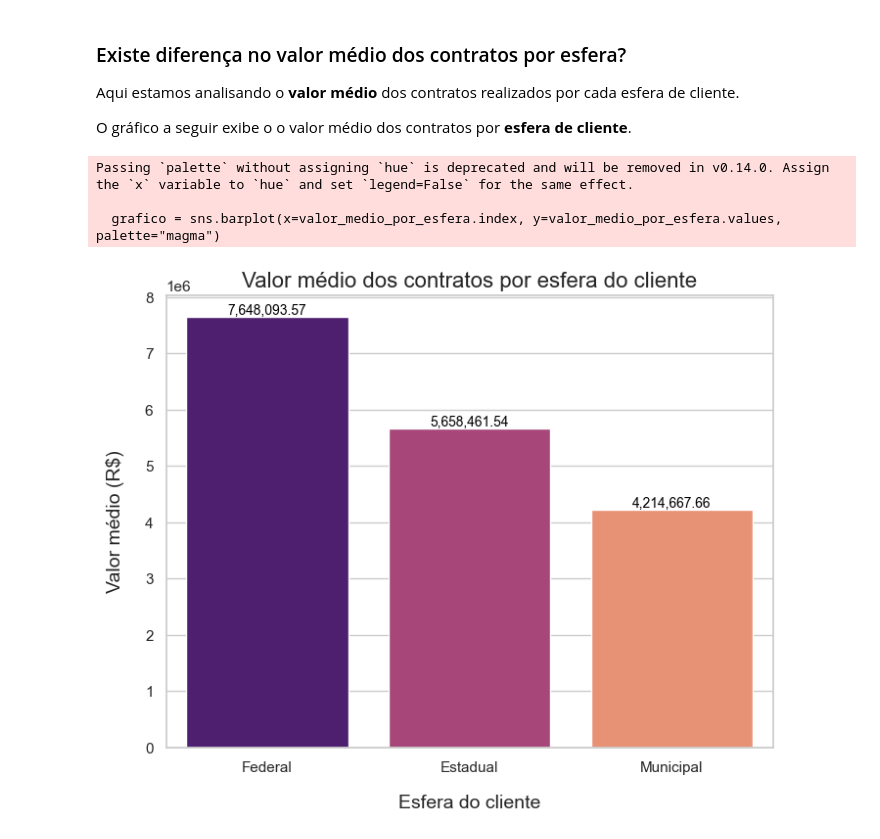
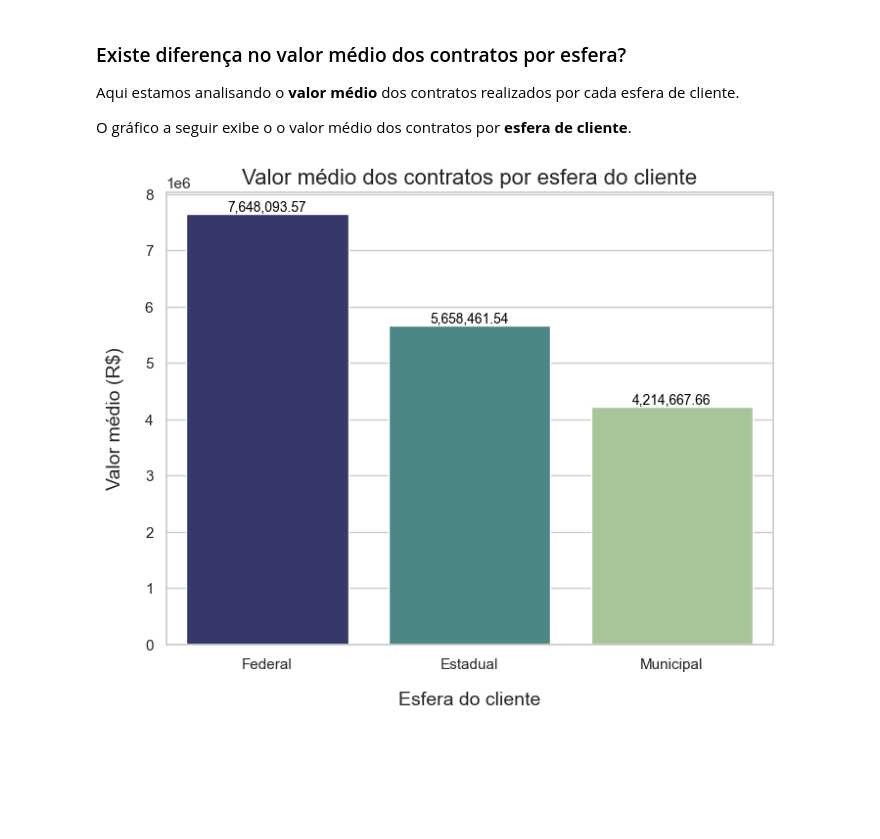
Before and after one commit to pdromls/Analise_BNDES, a Jupyter notebook: notebooks/insights1.ipynb, the cells around one changed output. Cells and saved outputs as stored; diff of their text form; code cells hidden in the pictures; blank space fills up the shorter version.

```diff
--- a/notebooks/insights1.ipynb
+++ b/notebooks/insights1.ipynb
@@ -39,7 +39,7 @@ Aqui estamos analisando a quantidade de **contratos realizados** por cada esfera
 O gráfico a seguir exibe o número de contratos por **esfera de cliente**.
 # %%
 plt.figure(figsize=(8,5))
-grafico = sns.barplot(x = contratos_por_esfera.index, y = contratos_por_esfera.values, palette = "viridis")
+grafico = sns.barplot(x = contratos_por_esfera.index, y = contratos_por_esfera.values, palette = 'viridis_r', hue = contratos_por_esfera, legend = False)
 
 for p in grafico.patches:
     grafico.annotate(f'{p.get_height():,.0f}',
@@ -48,8 +48,8 @@ for p in grafico.patches:
                      fontsize = 10, color = 'black',
                      xytext=(0, 5), textcoords = 'offset points')
 
-plt.title("Número de contratos por esfera do cliente", fontsize = 16)
-plt.xlabel("Esfera do cliente", labelpad = 15, fontsize = 14)
-plt.ylabel("Quantidade de contratos", labelpad = 15, fontsize = 14)
+plt.title('Número de contratos por esfera do cliente', fontsize = 16)
+plt.xlabel('Esfera do cliente', labelpad = 15, fontsize = 14)
+plt.ylabel('Quantidade de contratos', labelpad = 15, fontsize = 14)
 plt.show()
 # %% [output]
@@ -69,21 +66,18 @@ Aqui estamos analisando o **valor médio** dos contratos realizados por cada esf
 O gráfico a seguir exibe o o valor médio dos contratos por **esfera de cliente**.
 # %%
 plt.figure(figsize=(8,6))
-grafico = sns.barplot(x=valor_medio_por_esfera.index, y=valor_medio_por_esfera.values, palette="magma")
+grafico = sns.barplot(x = valor_medio_por_esfera.index, y = valor_medio_por_esfera.values, hue = valor_medio_por_esfera, palette = 'crest', legend = False)
 
 for p in grafico.patches:
     grafico.annotate(f'{p.get_height():,.2f}',
                      (p.get_x() + p.get_width() / 2., p.get_height()),
                      ha = 'center', va = 'center',
                      fontsize = 10, color = 'black',
                      xytext=(0, 5), textcoords = 'offset points')
 
-plt.title("Valor médio dos contratos por esfera do cliente", fontsize=16)
-plt.xlabel("Esfera do cliente", labelpad = 15, fontsize = 14)
-plt.ylabel("Valor médio (R$)", labelpad = 15, fontsize = 14)
+plt.title('Valor médio dos contratos por esfera do cliente', fontsize=16)
+plt.xlabel('Esfera do cliente', labelpad = 15, fontsize = 14)
+plt.ylabel('Valor médio (R$)', labelpad = 15, fontsize = 14)
 plt.show()
 # %% [output]
-Passing `palette` without assigning `hue` is deprecated and will be removed in v0.14.0. Assign the `x` variable to `hue` and set `legend=False` for the same effect.
-
-  grafico = sns.barplot(x=valor_medio_por_esfera.index, y=valor_medio_por_esfera.values, palette="magma")
-[figure, old version]
+[figure, new version]
```
Also changed, not shown: parts of 6 cells of this notebook, 3 other files.
